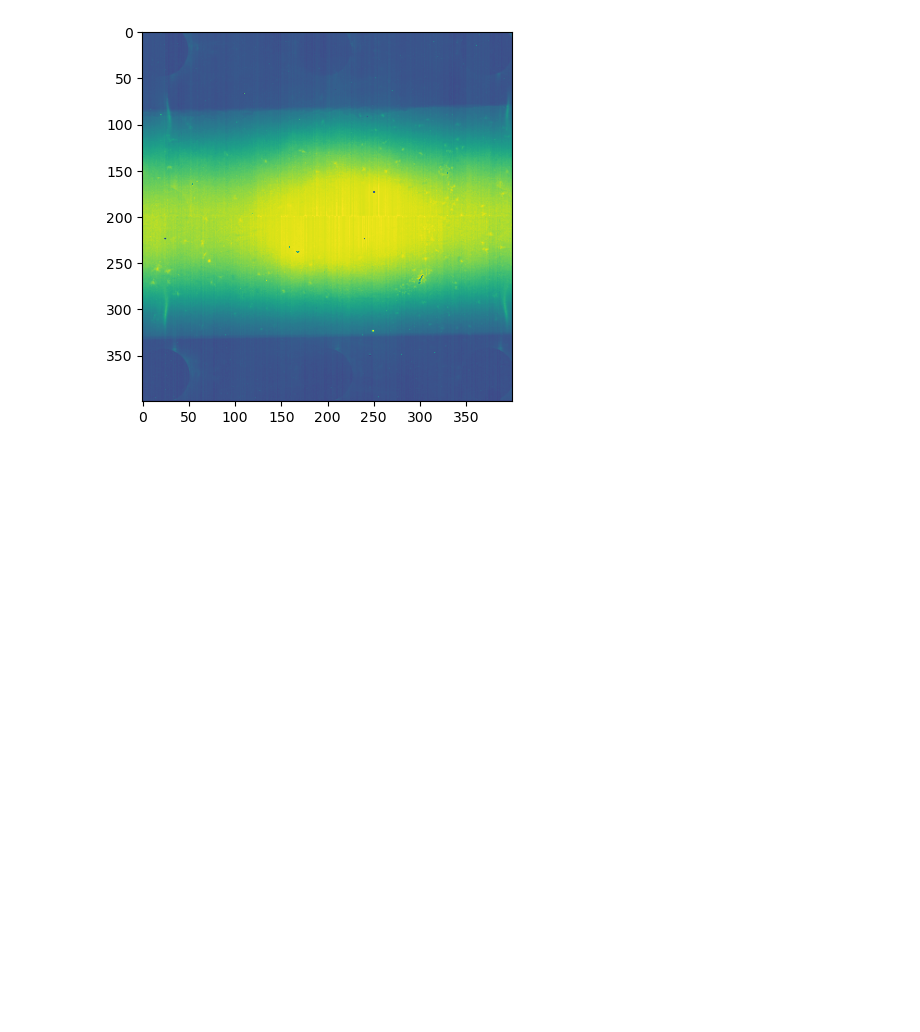
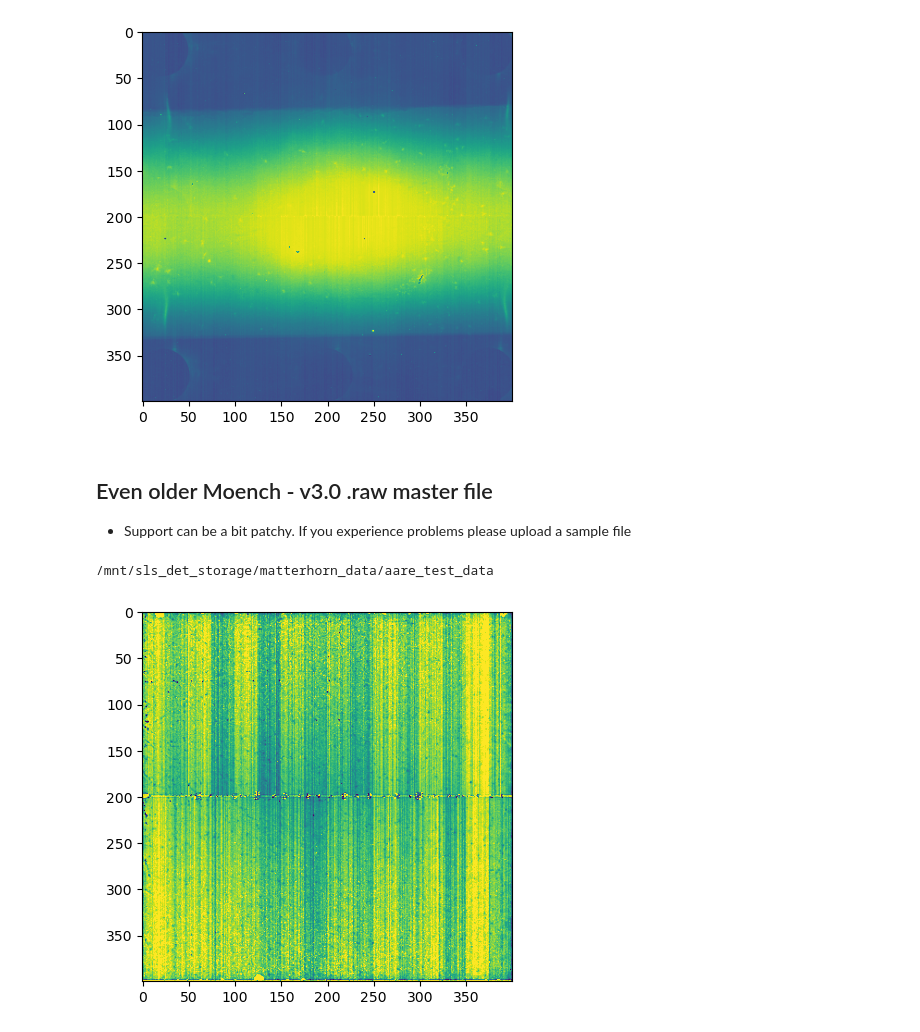
Before and after one commit to slsdetectorgroup/aare-notebooks, a Jupyter notebook: 00-read_moench.ipynb, the cells around one changed output. Saved outputs shown, nothing was run; the diff lists cells and outputs as text; code cells hidden in the pictures; blank space fills up the shorter version.

```diff
--- a/00-read_moench.ipynb
+++ b/00-read_moench.ipynb
@@ -159,3 +159,20 @@ Bytes per pixel: 2
 Rows: 400
 Cols: 400
 [figure]
+# %% [markdown]
+## Even older Moench - v3.0 .raw master file
+
+- Support can be a bit patchy. If you experience problems please upload a sample file
+# %%
+print(base)
+f = File(base/'Moench03veryold/moench03_m039_GaAs2021_LEC_g1_hg_Mo17keV_tint6us_e-90V_Tp15C_master_9.raw')
+
+f.seek(357)
+img = f.read_frame()
+
+fig, ax = plt.subplots()
+im = ax.imshow(img)
+im.set_clim(4600,5400)
+# %% [output]
+/mnt/sls_det_storage/matterhorn_data/aare_test_data
+[figure, added]
```
Also changed, not shown: parts of 4 cells of this notebook, 4 other files.
